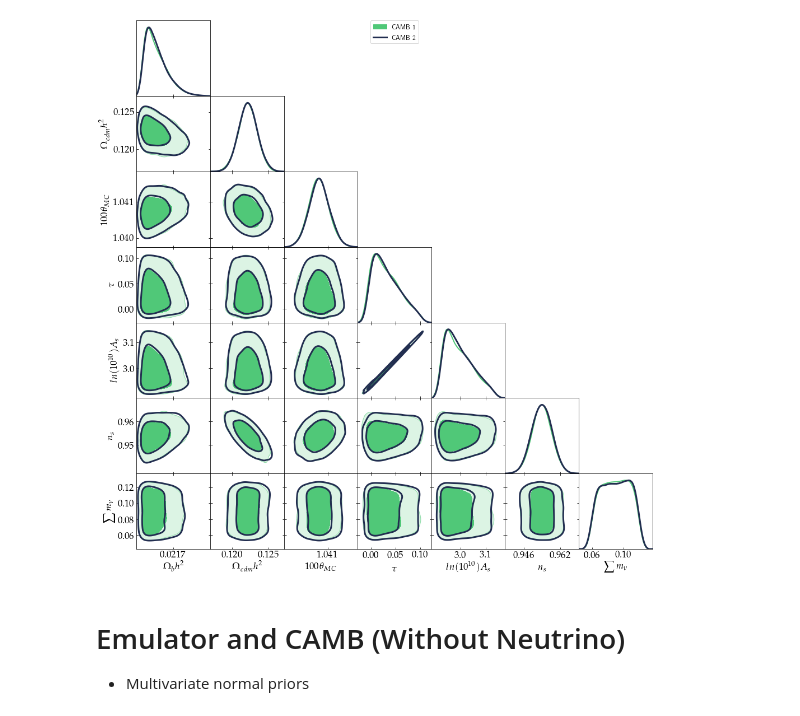
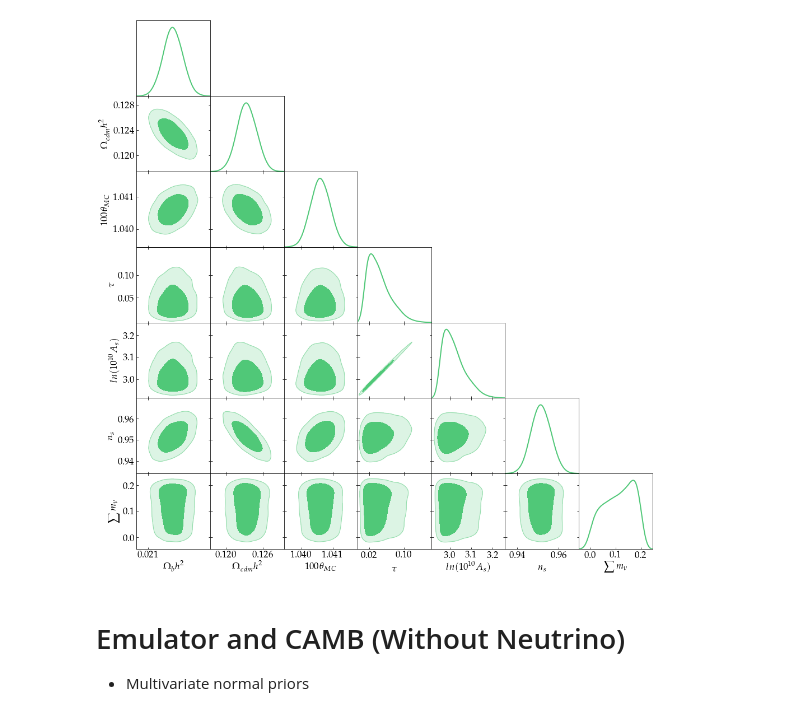
Before and after one commit to Harry45/emuplanck, a Jupyter notebook: triangle.ipynb, the cells around one changed output. Cells and saved outputs as stored; diff of their text form; code cells hidden in the pictures.

```diff
--- a/triangle.ipynb
+++ b/triangle.ipynb
@@ -45,0 +57,12 @@ Removed no burn in
+# %%
+NDIM = 7
+camb_samples_1 = pickle_load('samples', 'samples_neutrino')
+names = ["x%s"%i for i in range(NDIM)]
+
+labels = [r'$\Omega_{b}h^{2}$',
+          r'$\Omega_{cdm}h^{2}$',
+          r'$100\theta_{MC}$',
+          r'$\tau$',
+          r'$ln(10^{10}A_{s})$',
+          r'$n_{s}$',
+          r'$\sum m_{\nu}$']
@@ -46,20 +73,35 @@ Removed no burn in
+# %%
+G = plots.getSubplotPlotter(subplot_size=2)
+G.settings.solid_contour_palefactor = 0.8
+G.settings.alpha_filled_add = alpha
+G.settings.num_plot_contours = 2
+G.settings.lw_contour = 2
+G.settings.axes_fontsize = 20
+G.settings.lab_fontsize = 20
+G.settings.fontsize = 35 # important for padding in x-axis
+G.settings.legend_fontsize = 15
+samples_1.updateSettings({'contours': [0.68, 0.95]})
+# samples_2.updateSettings({'contours': [0.68, 0.95]})
+G.triangle_plot(samples_1, filled = [True], contour_colors=[color1], contour_lws=[2], contour_ls=['-'])
+# plt.savefig('plots/triangle_plot_comparison.pdf', transparent = False, bbox_inches = 'tight')
+plt.show()
+# %% [output]
+[figure, added]
 # %%
-G = plots.getSubplotPlotter(subplot_size=2)
-G.settings.solid_contour_palefactor = 0.8
-G.settings.alpha_filled_add = alpha
-G.settings.num_plot_contours = 2
-G.settings.lw_contour = 2
-G.settings.axes_fontsize = 20
-G.settings.lab_fontsize = 20
-G.settings.fontsize = 35 # important for padding in x-axis
-G.settings.legend_fontsize = 15
-samples_1.updateSettings({'contours': [0.68, 0.95]})
-samples_2.updateSettings({'contours': [0.68, 0.95]})
-G.triangle_plot([samples_1, samples_2], filled = [True,False], contour_colors=[color1, color3], contour_lws=[2,3], contour_ls=['-', '-'])
-# plt.savefig('plots/triangle_plot_comparison.pdf', transparent = False, bbox_inches = 'tight')
-plt.show()
+# G = plots.getSubplotPlotter(subplot_size=2)
+# G.settings.solid_contour_palefactor = 0.8
+# G.settings.alpha_filled_add = alpha
+# G.settings.num_plot_contours = 2
+# G.settings.lw_contour = 2
+# G.settings.axes_fontsize = 20
+# G.settings.lab_fontsize = 20
+# G.settings.fontsize = 35 # important for padding in x-axis
+# G.settings.legend_fontsize = 15
+# samples_1.updateSettings({'contours': [0.68, 0.95]})
+# samples_2.updateSettings({'contours': [0.68, 0.95]})
+# G.triangle_plot([samples_1, samples_2], filled = [True,False], contour_colors=[color1, color3], contour_lws=[2,3], contour_ls=['-', '-'])
+# # plt.savefig('plots/triangle_plot_comparison.pdf', transparent = False, bbox_inches = 'tight')
+# plt.show()
-# %% [output]
-[figure, removed]
 # %% [markdown]
 # Emulator and CAMB (Without Neutrino)
 
```
Also changed, not shown: parts of 8 cells of this notebook, 3 other files.
